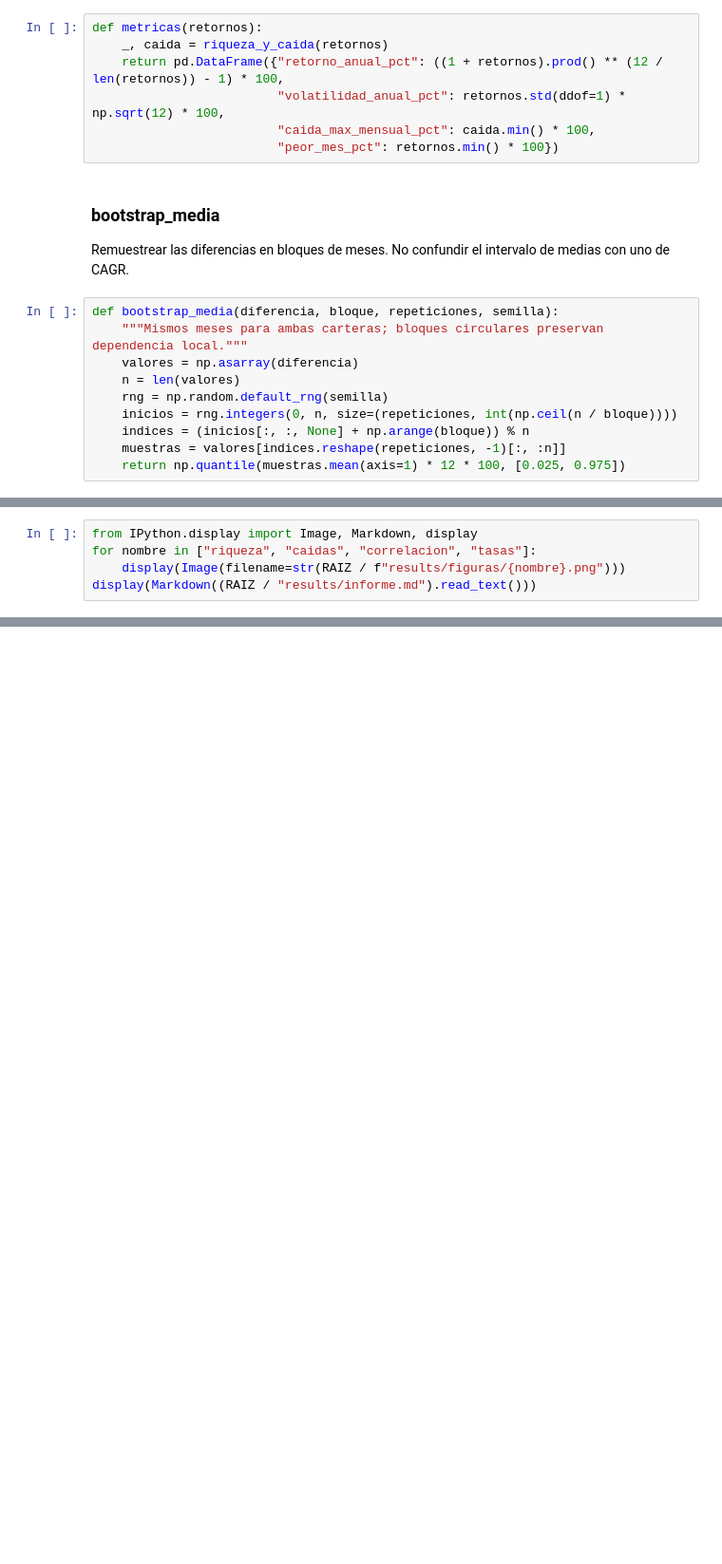
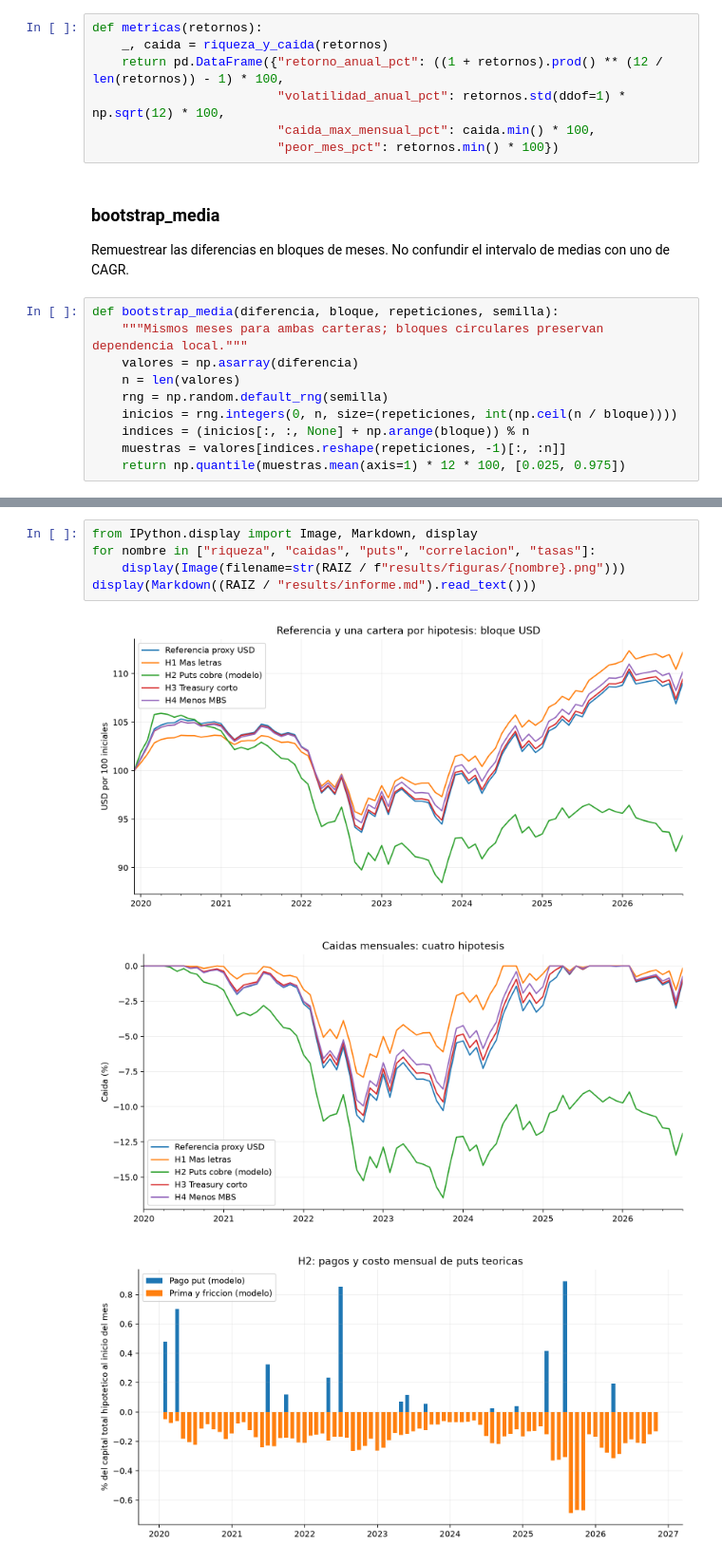
Before and after one commit to eldiegoveliz/presentacionasset, a Jupyter notebook: notebooks/fees.ipynb, the cells around one changed output, grey strips where cells are left out. Shown at 95% size. Cells and saved outputs as stored; diff of their text form; blank space fills up the shorter version.

```diff
--- a/notebooks/fees.ipynb
+++ b/notebooks/fees.ipynb
@@ -414,5 +223,0 @@ Duracion -4 pp                    1.384                  3.704                -1
-# %%
-from IPython.display import Image, Markdown, display
-for nombre in ["riqueza", "caidas", "correlacion", "tasas"]:
-    display(Image(filename=str(RAIZ / f"results/figuras/{nombre}.png")))
-display(Markdown((RAIZ / "results/informe.md").read_text()))
@@ -511,0 +606,9 @@ Revisar los supuestos y resultados con el equipo, analizar FRP y preparar el mem
+# %%
+from IPython.display import Image, Markdown, display
+for nombre in ["riqueza", "caidas", "puts", "correlacion", "tasas"]:
+    display(Image(filename=str(RAIZ / f"results/figuras/{nombre}.png")))
+display(Markdown((RAIZ / "results/informe.md").read_text()))
+# %% [output]
+[figure, added]
+[figure, added]
+[figure, added]
```
Also changed, not shown: parts of 31 cells of this notebook, 38 other files.
